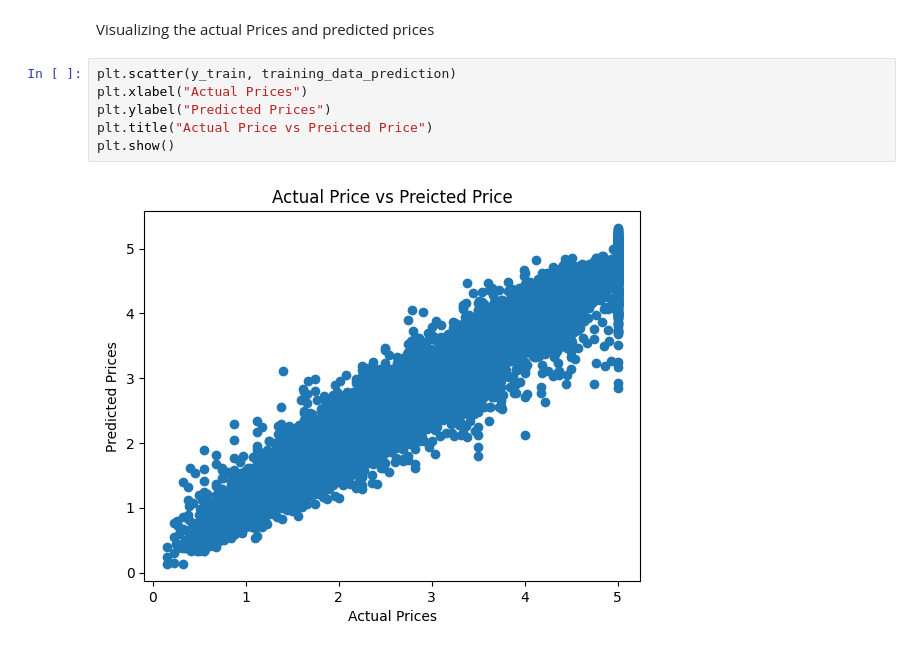
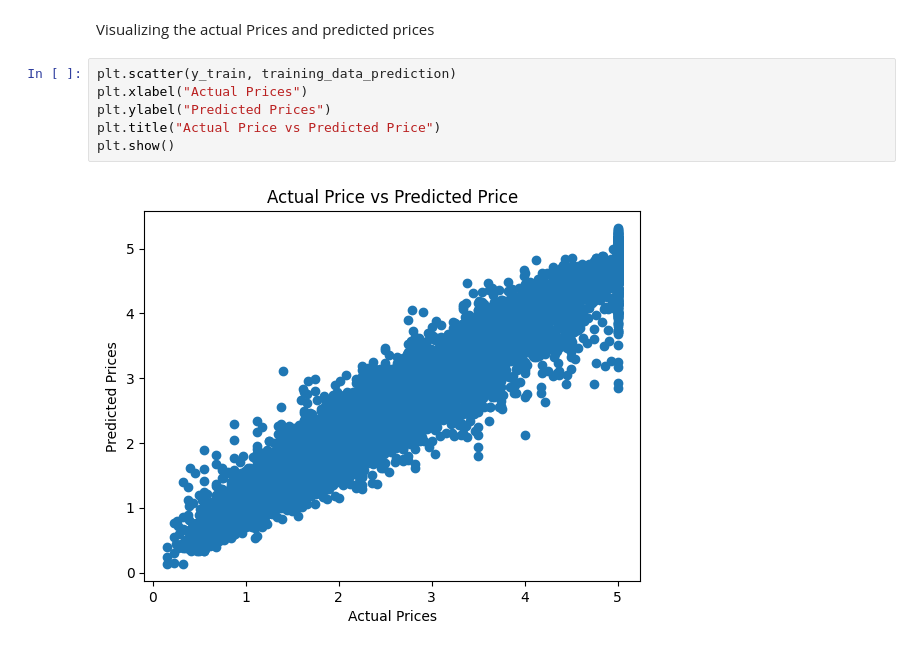
Before and after one commit to atharvmane07/XGBRegressor_house_price_predictor, a Jupyter notebook: HousePrice.ipynb, the cells around one changed output. Drawn from its saved outputs; the diff is of its cells as text.

```diff
--- a/HousePrice.ipynb
+++ b/HousePrice.ipynb
@@ -199,8 +197,8 @@ Visualizing the actual Prices and predicted prices
 # %%
 plt.scatter(y_train, training_data_prediction)
 plt.xlabel("Actual Prices")
 plt.ylabel("Predicted Prices")
-plt.title("Actual Price vs Preicted Price")
+plt.title("Actual Price vs Predicted Price")
 plt.show()
 # %% [output]
-[figure, old version]
+[figure, new version]
```
Also changed, not shown: parts of 1 cell of this notebook.
